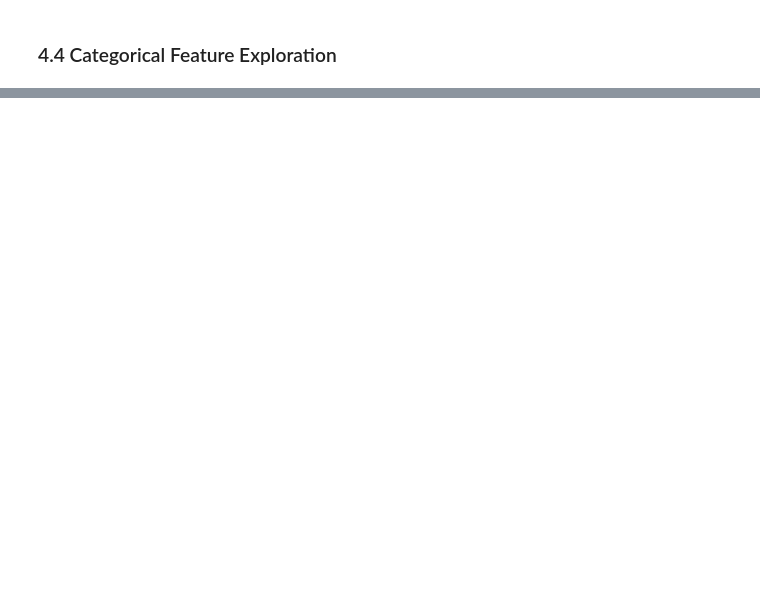
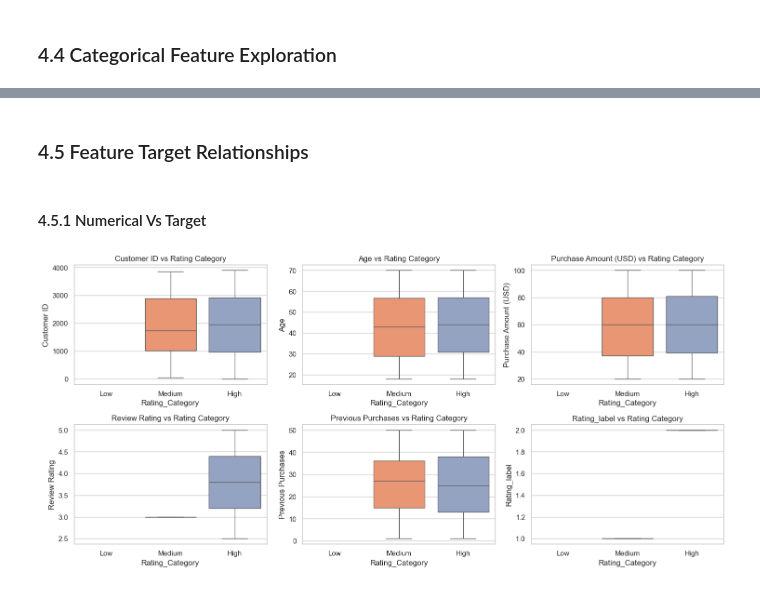
Before and after one commit to Cyrus-DS/Multiclass-rating-Predictor, a Jupyter notebook: project2.ipynb, the cells around one changed output, grey strips where cells are left out. Drawn from its saved outputs; the diff is of its cells as text; code cells hidden in the pictures; blank space fills up the shorter version.

```diff
--- a/project2.ipynb
+++ b/project2.ipynb
@@ -111,0 +202,16 @@ plt.show()
+# %% [markdown]
+### 4.5 Feature Target Relationships
+# %% [markdown]
+#### 4.5.1 Numerical Vs Target
+# %%
+# plotting boxplot
+# Shows how numerical features vary across target classes
+plt.figure(figsize=(15, 10))
+for i, col in enumerate(numerical_cols):
+    plt.subplot(3, 3, i + 1)
+    sns.boxplot(x='Rating_Category', y=df[col], data=df, order=['Low','Medium','High'],palette='Set2')
+    plt.title(f'{col} vs Rating Category')
+plt.tight_layout()
+plt.show()
+# %% [output]
+[figure, added]
```
Also changed, not shown: parts of 17 cells of this notebook, 1 other file.
